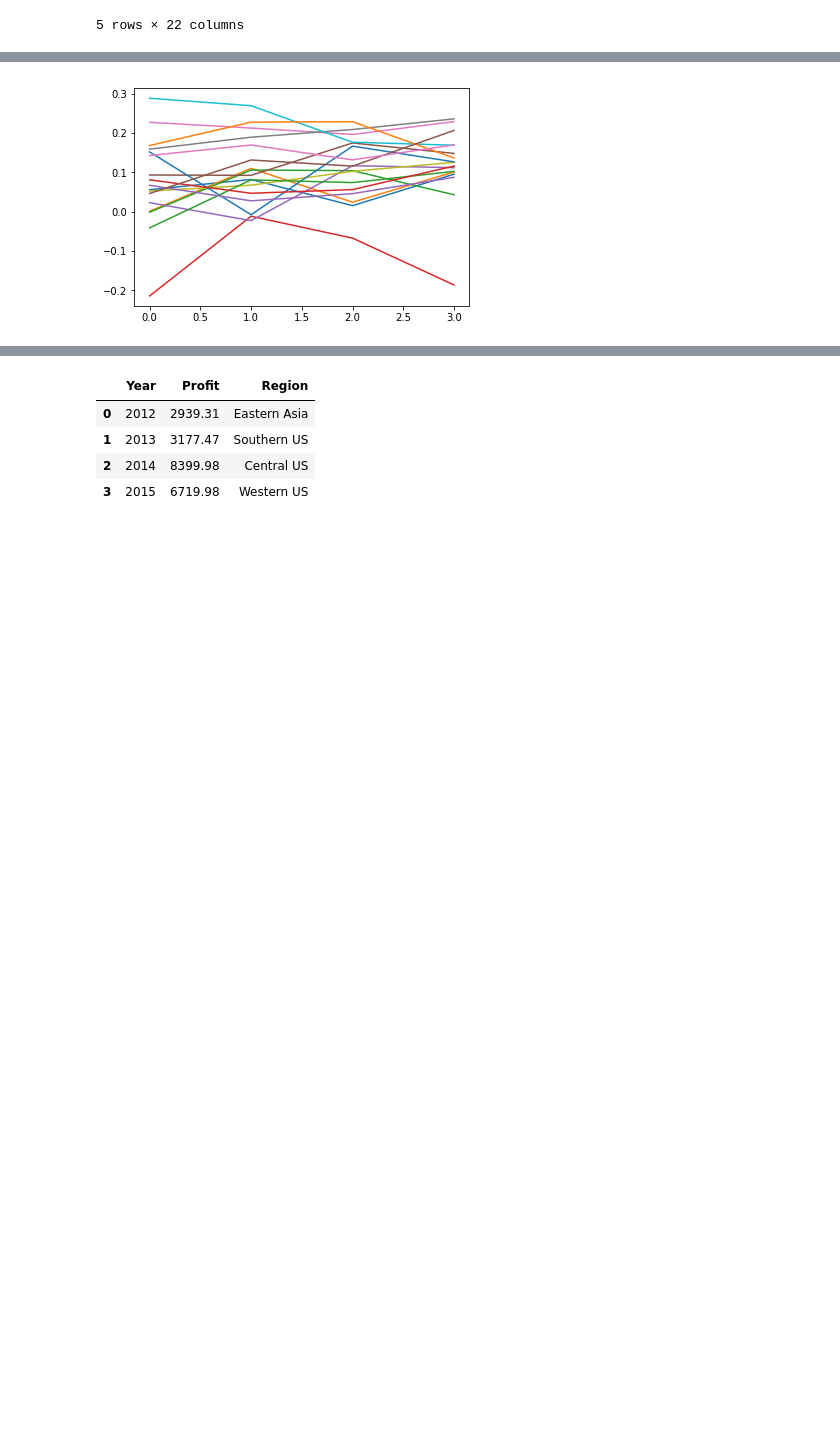
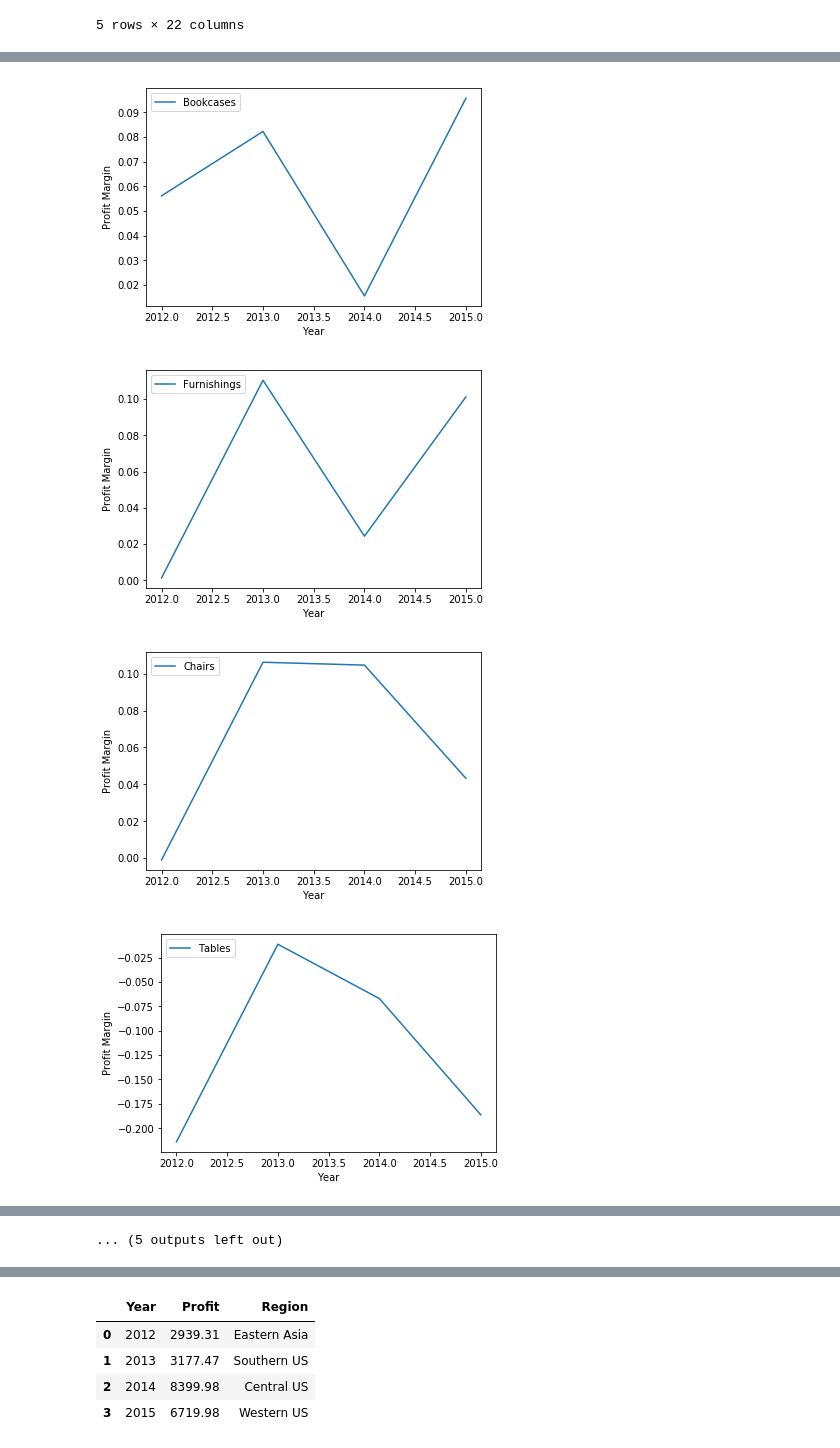
Before and after one commit to shabazbelim/shabaz, a Jupyter notebook: test-1/Solutions.ipynb, the cells around one changed output, grey strips where cells are left out. Cells and saved outputs as stored; diff of their text form; code cells hidden in the pictures; blank space fills up the shorter version.

```diff
--- a/test-1/Solutions.ipynb
+++ b/test-1/Solutions.ipynb
@@ -68,8 +71,10 @@ for year in unique_year:
 from matplotlib.pylab import plt
 %matplotlib inline
 
-for item in unique_itemp:
-    plt.plot(margin_trend[item])
-
-plt.show()
+for item in unique_items:
+    plt.plot(unique_year, margin_trend[item], label=item)
+    plt.xlabel('Year')
+    plt.ylabel('Profit Margin')
+    plt.legend(loc='upper left')
+    plt.show()
 # %% [output]
@@ -76,0 +94,18 @@ plt.show()
+# %%
+'''
+    All plot together for (Shipment cost% is >10%)
+'''
+from matplotlib.pylab import plt
+from matplotlib.pyplot import figure
+%matplotlib inline
+
+
+plt.figure(figsize=(15,8))
+for item in unique_items:
+    plt.title('Yearly profit Margin trend (graph) for all line items where Shipment cost% is >10%')
+    plt.plot(unique_year, margin_trend[item], label=item)
+    plt.xlabel('Year')
+    plt.ylabel('Profit Margin')
+
+plt.legend(loc='lower right')
+plt.show()
@@ -86,12 +126,20 @@ for year in unique_year:
             margin_trend[item] = []
             margin_trend[item].append(np.mean(temp_data[temp_data['Sub-Category'] ==item]['profit_margin'].values))
 # %%
+'''
+    Individuale graph for Shipment cost% is <=10%
+'''
 from matplotlib.pylab import plt
 %matplotlib inline
 
-for item in unique_itemp:
-    plt.plot(margin_trend[item])
-
-plt.show()
+for item in unique_items:
+    plt.plot(unique_year, margin_trend[item], label=item)
+    plt.xlabel('Year')
+    plt.ylabel('Profit Margin')
+    plt.legend(loc='upper left')
+    plt.show()
 # %% [output]
-[figure, old version]
+[figure, new version]
+[figure, added]
+[figure, added]
+[figure, added]
@@ -97,0 +154 @@ plt.show()
+... (5 outputs left out)
```
Also changed, not shown: parts of 17 cells of this notebook.
